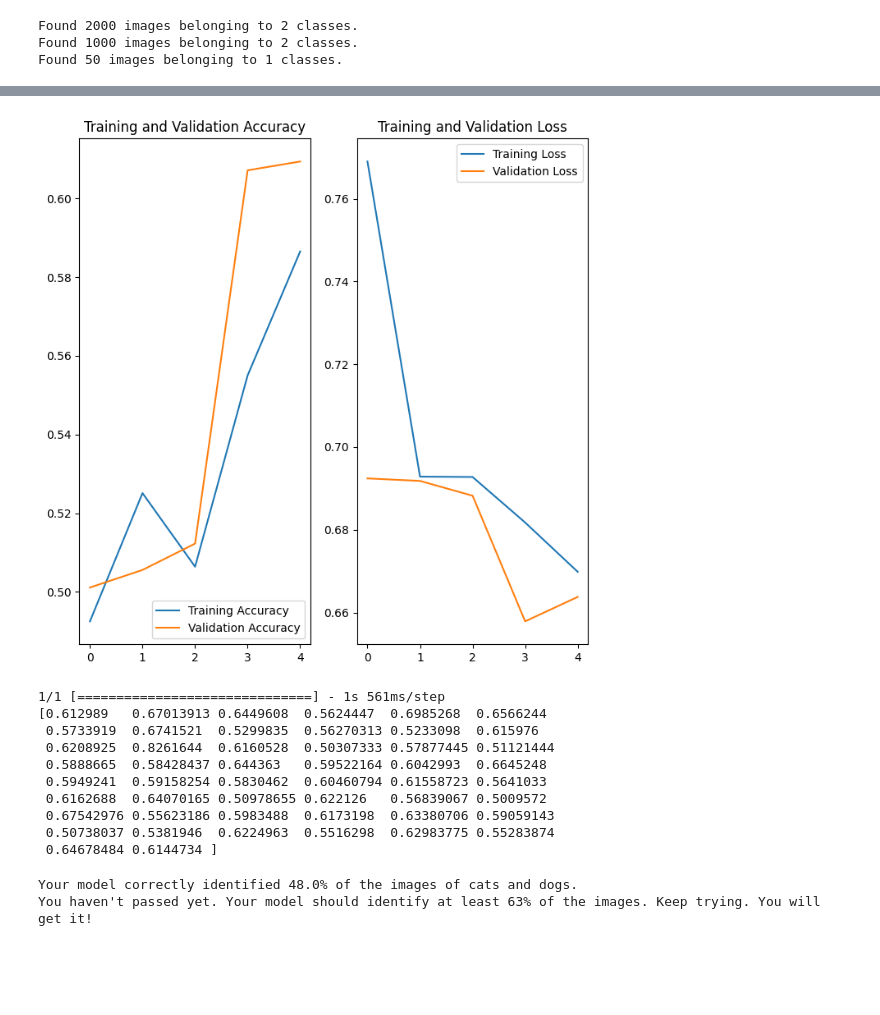
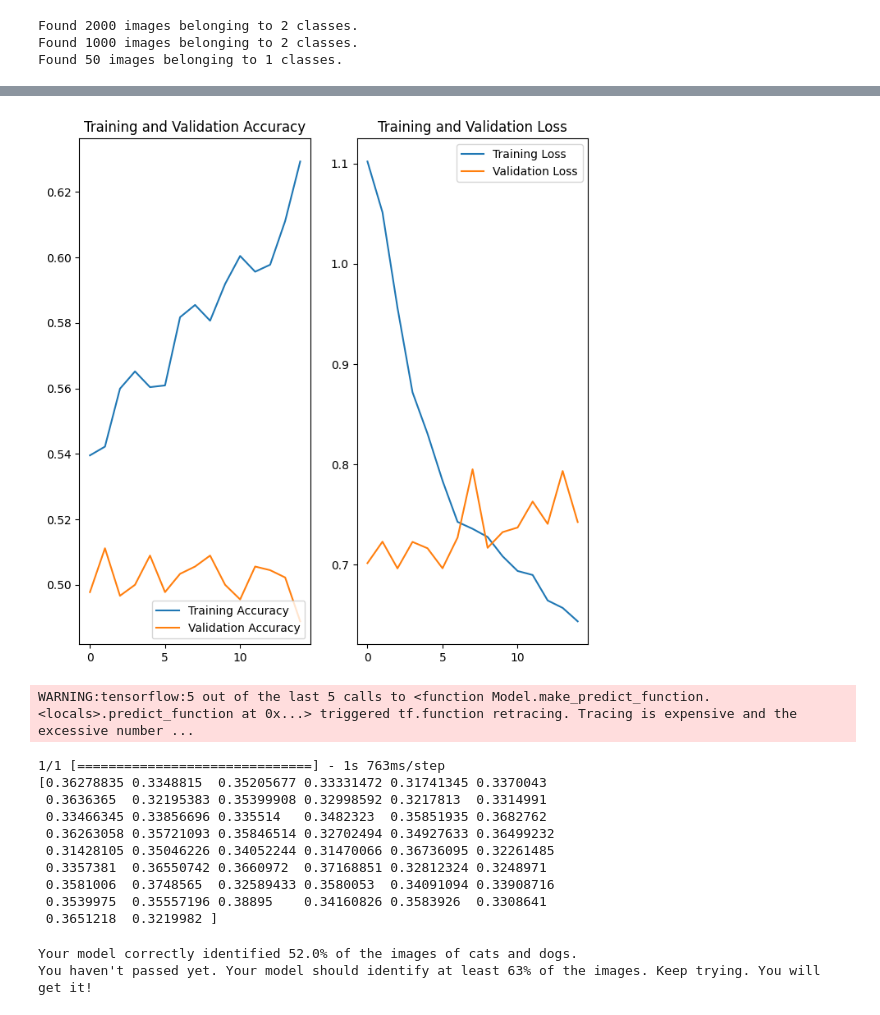
Before and after one commit to schickery/timestamp-microservice, a Jupyter notebook: fcc_cat_dog.ipynb, the cells around one changed output, grey strips where cells are left out. Drawn from its saved outputs; the diff is of its cells as text; code cells hidden in the pictures; blank space fills up the shorter version.

```diff
--- a/fcc_cat_dog.ipynb
+++ b/fcc_cat_dog.ipynb
@@ -97,12 +97,14 @@ plotImages(sample_training_images[:5])
 train_image_generator = ImageDataGenerator(
     rescale=1./255,
     rotation_range=40,
-    width_shift_range=0.1,
-    height_shift_range=0.1,
-    shear_range=0.1,
+    width_shift_range=0.2,
+    height_shift_range=0.2,
+    shear_range=0.2,
     zoom_range=0.2,
     horizontal_flip=True,
     vertical_flip=True,
+    brightness_range=[0.8, 1.2],
+    channel_shift_range=0.1,
     fill_mode='nearest'
 )
 # %%
@@ -121,21 +123,36 @@ Found 2000 images belonging to 2 classes.
 # %%
 # 7
+from tensorflow.keras.layers import Dropout, BatchNormalization
 model = Sequential([
     Conv2D(16, 3, padding='same', activation='relu', input_shape=(IMG_HEIGHT, IMG_WIDTH, 3)),
+    BatchNormalization(),
     MaxPooling2D(),
+    Dropout(0.3),
     Conv2D(32, 3, padding='same', activation='relu'),
+    BatchNormalization(),
     MaxPooling2D(),
+    Dropout(0.3),
     Conv2D(64, 3, padding='same', activation='relu'),
+    BatchNormalization(),
     MaxPooling2D(),
+    Dropout(0.3),
     Conv2D(128, 3, padding='same', activation='relu'),
+    BatchNormalization(),
     MaxPooling2D(),
+    Dropout(0.3),
+    Conv2D(256, 3, padding='same', activation='relu'),
+    BatchNormalization(),
+    MaxPooling2D(),
+    Dropout(0.5),
     Flatten(),
-    Dense(512, activation='relu'),
-    Dense(2, activation='softmax')
+    Dense(256, activation='sigmoid'),
+    BatchNormalization(),
+    Dropout(0.5),
+    Dense(1, activation='sigmoid'),
 ])
 
 model.compile(optimizer='Adam',
-              loss=tf.keras.losses.SparseCategoricalCrossentropy(from_logits=True),
+              loss='binary_crossentropy',
               metrics=['accuracy'])
 
 model.summary()
@@ -161,7 +178,7 @@ _________________________________________________________________
 # 8
 history = model.fit(train_data_gen,
     steps_per_epoch=total_train // batch_size,
-    epochs=5,
+    epochs=15,
     validation_data=val_data_gen,
     validation_steps=total_val // batch_size
 )
@@ -179,44 +203,45 @@ Epoch 5/5
 # %%
 # 9
 acc = history.history['accuracy']
 val_acc = history.history['val_accuracy']
 
 loss = history.history['loss']
 val_loss = history.history['val_loss']
 
-epochs_range = range(5)
+epochs_range = range(epochs)
 
 plt.figure(figsize=(8, 8))
 plt.subplot(1, 2, 1)
 plt.plot(epochs_range, acc, label='Training Accuracy')
 plt.plot(epochs_range, val_acc, label='Validation Accuracy')
 plt.legend(loc='lower right')
 plt.title('Training and Validation Accuracy')
 
 plt.subplot(1, 2, 2)
 plt.plot(epochs_range, loss, label='Training Loss')
 plt.plot(epochs_range, val_loss, label='Validation Loss')
 plt.legend(loc='upper right')
 plt.title('Training and Validation Loss')
 plt.show()
 # %% [output]
-[figure, old version]
+[figure, new version]
 # %%
 predictions = model.predict(test_data_gen)
 probabilities = np.max(predictions, axis=-1)
 
 print(probabilities)
 # %% [output]
-1/1 [==============================] - 1s 561ms/step
-[0.612989   0.67013913 0.6449608  0.5624447  0.6985268  0.6566244
- 0.5733919  0.6741521  0.5299835  0.56270313 0.5233098  0.615976
- 0.6208925  0.8261644  0.6160528  0.50307333 0.57877445 0.51121444
- 0.5888665  0.58428437 0.644363   0.59522164 0.6042993  0.6645248
- 0.5949241  0.59158254 0.5830462  0.60460794 0.61558723 0.5641033
- 0.6162688  0.64070165 0.50978655 0.622126   0.56839067 0.5009572
- 0.67542976 0.55623186 0.5983488  0.6173198  0.63380706 0.59059143
- 0.50738037 0.5381946  0.6224963  0.5516298  0.62983775 0.55283874
- 0.64678484 0.6144734 ]
+WARNING:tensorflow:5 out of the last 5 calls to <function Model.make_predict_function.<locals>.predict_function at 0x...> triggered tf.function retracing. Tracing is expensive and the excessive number ...
+1/1 [==============================] - 1s 763ms/step
+[0.36278835 0.3348815  0.35205677 0.33331472 0.31741345 0.3370043
+ 0.3636365  0.32195383 0.35399908 0.32998592 0.3217813  0.3314991
+ 0.33466345 0.33856696 0.335514   0.3482323  0.35851935 0.3682762
+ 0.36263058 0.35721093 0.35846514 0.32702494 0.34927633 0.36499232
+ 0.31428105 0.35046226 0.34052244 0.31470066 0.36736095 0.32261485
+ 0.3357381  0.36550742 0.3660972  0.37168851 0.32812324 0.3248971
+ 0.3581006  0.3748565  0.32589433 0.3580053  0.34091094 0.33908716
+ 0.3539975  0.35557196 0.38895    0.34160826 0.3583926  0.3308641
+ 0.3651218  0.3219982 ]
 # %%
 # 11
 answers =  [1, 0, 0, 1, 0, 0, 0, 0, 1, 1, 0,
@@ -242,5 +267,5 @@ if passed_challenge:
 else:
   print("You haven't passed yet. Your model should identify at least 63% of the images. Keep trying. You will get it!")
 # %% [output]
-Your model correctly identified 48.0% of the images of cats and dogs.
+Your model correctly identified 52.0% of the images of cats and dogs.
 You haven't passed yet. Your model should identify at least 63% of the images. Keep trying. You will get it!
```
Also changed, not shown: parts of 4 cells of this notebook.
